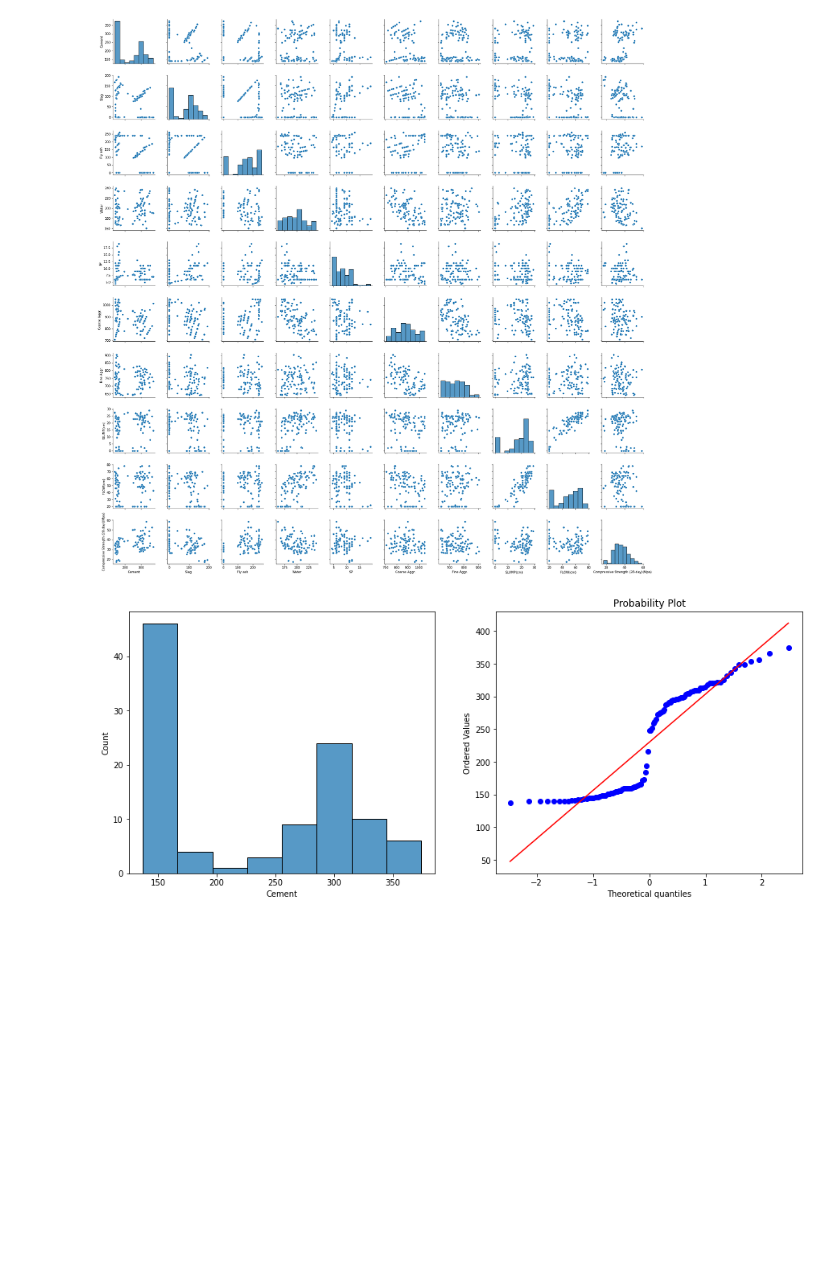
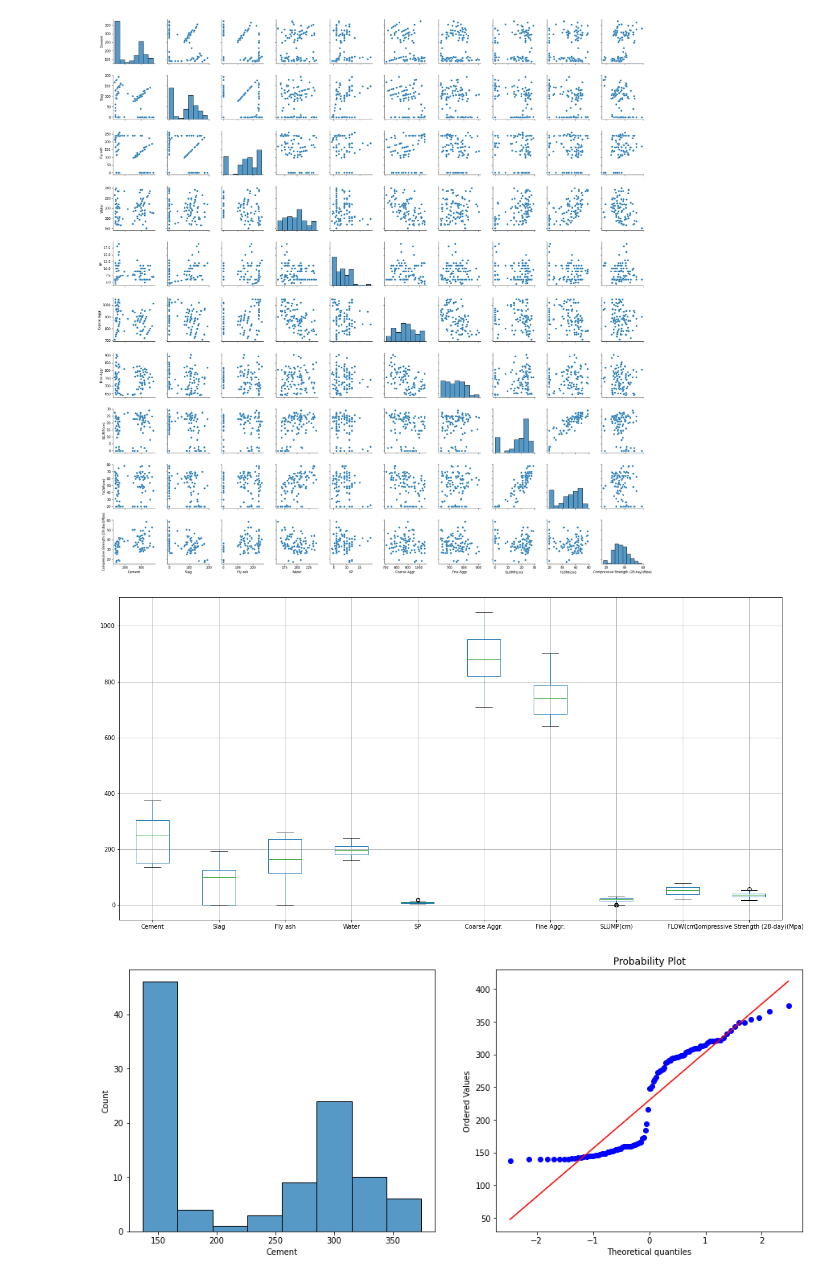
Before and after one commit to bugeki/workshops, a Jupyter notebook: cement_slump_notebook.ipynb, the cells around one changed output. Saved outputs shown, nothing was run; the diff lists cells and outputs as text; code cells hidden in the pictures; blank space fills up the shorter version.

```diff
--- a/cement_slump_notebook.ipynb
+++ b/cement_slump_notebook.ipynb
@@ -126,6 +126,11 @@ sns.pairplot(df)
 # %% [output]
 <seaborn.axisgrid.PairGrid at 0x...>
 [figure]
+# %%
+plt.figure(figsize=(20,10))         ## farklı scale de featurelar var yani scaling gerekir
+df.boxplot();
+# %% [output]
+[figure, added]
 # %%
 def check_dist(df, var):
     plt.figure(figsize=(15,6))
```
Also changed, not shown: parts of 125 cells of this notebook.
